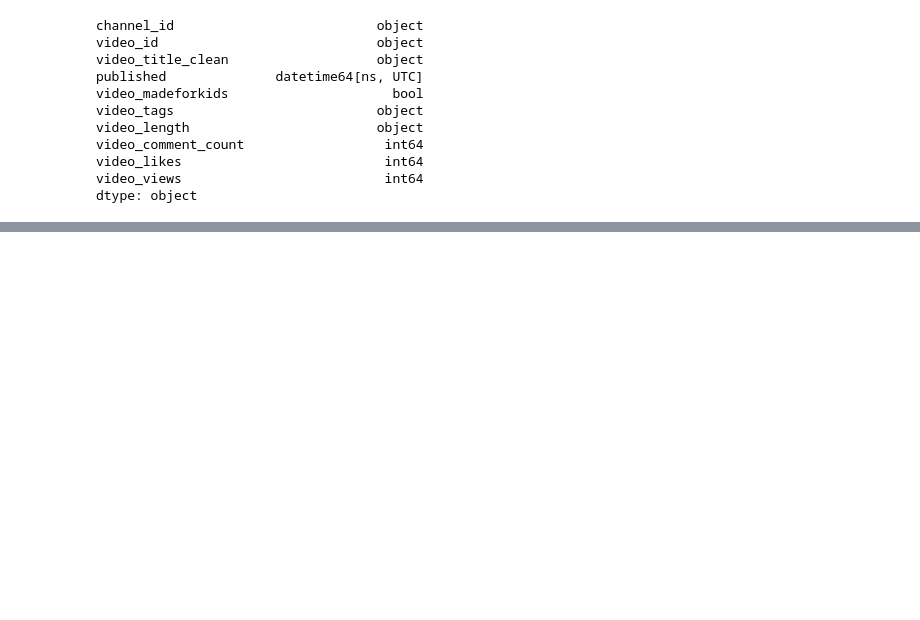
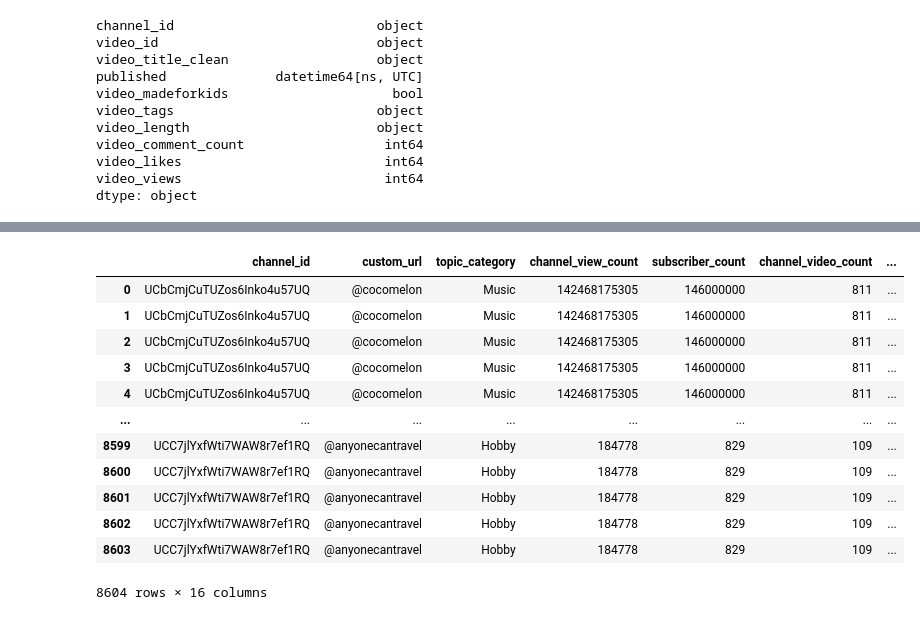
Before and after one commit to SNEHALDD/Youtube_Video_Analysis, a Jupyter notebook: Database/cleaning_dataframe.ipynb, the cells around one changed output, grey strips where cells are left out. Cells and saved outputs as stored; diff of their text form; code cells hidden in the pictures; blank space fills up the shorter version.

```diff
--- a/Database/cleaning_dataframe.ipynb
+++ b/Database/cleaning_dataframe.ipynb
@@ -115,0 +276,20 @@ ParserError: hour must be in 0..23: 29:52
+# %%
+video_count_labels=['less than 100 videos','100-500 videos','500-1500 videos','1500-5000 videos','5,000-10,000 videos','greater than 10,000 videos']
+video_count_bins=[0,100,500,1500,5000,10000,246686]
+
+joined_df["video_count_binned"]=pd.cut(joined_df["channel_video_count"], video_count_bins, labels=video_count_labels)
+joined_df
+# %% [output]
+|  | channel_id | custom_url | topic_category | channel_view_count | subscriber_count | channel_video_count | ... |
+| 0 | UCbCmjCuTUZos6Inko4u57UQ | @cocomelon | Music | 142468175305 | 146000000 | 811 | ... |
+| 1 | UCbCmjCuTUZos6Inko4u57UQ | @cocomelon | Music | 142468175305 | 146000000 | 811 | ... |
+| 2 | UCbCmjCuTUZos6Inko4u57UQ | @cocomelon | Music | 142468175305 | 146000000 | 811 | ... |
+| 3 | UCbCmjCuTUZos6Inko4u57UQ | @cocomelon | Music | 142468175305 | 146000000 | 811 | ... |
+| 4 | UCbCmjCuTUZos6Inko4u57UQ | @cocomelon | Music | 142468175305 | 146000000 | 811 | ... |
+| ... | ... | ... | ... | ... | ... | ... | ... |
+| 8599 | UCC7jlYxfWti7WAW8r7ef1RQ | @anyonecantravel | Hobby | 184778 | 829 | 109 | ... |
+| 8600 | UCC7jlYxfWti7WAW8r7ef1RQ | @anyonecantravel | Hobby | 184778 | 829 | 109 | ... |
+| 8601 | UCC7jlYxfWti7WAW8r7ef1RQ | @anyonecantravel | Hobby | 184778 | 829 | 109 | ... |
+| 8602 | UCC7jlYxfWti7WAW8r7ef1RQ | @anyonecantravel | Hobby | 184778 | 829 | 109 | ... |
+| 8603 | UCC7jlYxfWti7WAW8r7ef1RQ | @anyonecantravel | Hobby | 184778 | 829 | 109 | ... |
+8604 rows × 16 columns
```
Also changed, not shown: parts of 22 cells of this notebook, 1 other file.
